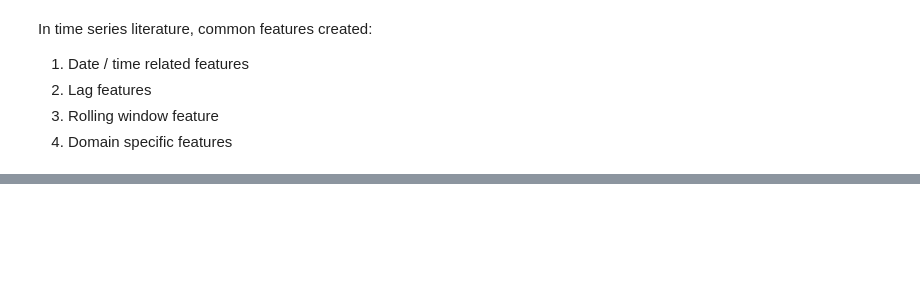
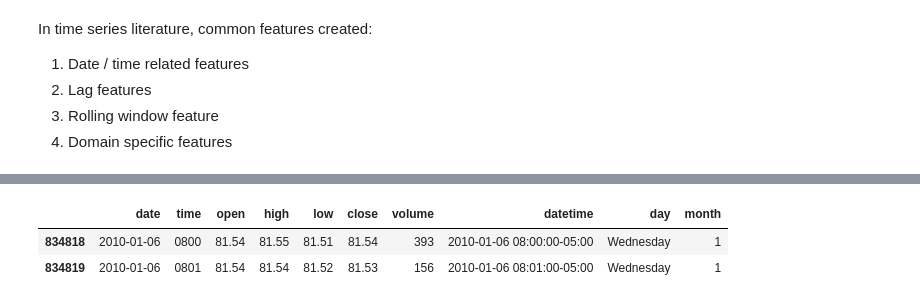
Before and after one commit to daQuincy/Takumi, a Jupyter notebook: 006 - feature_engineering_2.ipynb, the cells around one changed output, grey strips where cells are left out. Cells and saved outputs as stored; diff of their text form; code cells hidden in the pictures; blank space fills up the shorter version.

```diff
--- a/006 - feature_engineering_2.ipynb
+++ b/006 - feature_engineering_2.ipynb
@@ -48,0 +82,12 @@ df.head()
+# %%
+df = compute_z_past(df, df_wti_1m, 1, 0, '1hr')
+df = compute_z_past(df, df_wti_1m, 0, 30, '30m')
+df = compute_z_past(df, df_wti_1m, 0, 15, '15m')
+df.head(3)
+# %%
+df['month'] = df['datetime'].dt.month
+df.head(2)
+# %% [output]
+|  | date | time | open | high | low | close | volume | datetime | day | month |
+| 834818 | 2010-01-06 | 0800 | 81.54 | 81.55 | 81.51 | 81.54 | 393 | 2010-01-06 08:00:00-05:00 | Wednesday | 1 |
+| 834819 | 2010-01-06 | 0801 | 81.54 | 81.54 | 81.52 | 81.53 | 156 | 2010-01-06 08:01:00-05:00 | Wednesday | 1 |
```
Also changed, not shown: parts of 6 cells of this notebook, 1 other file.
